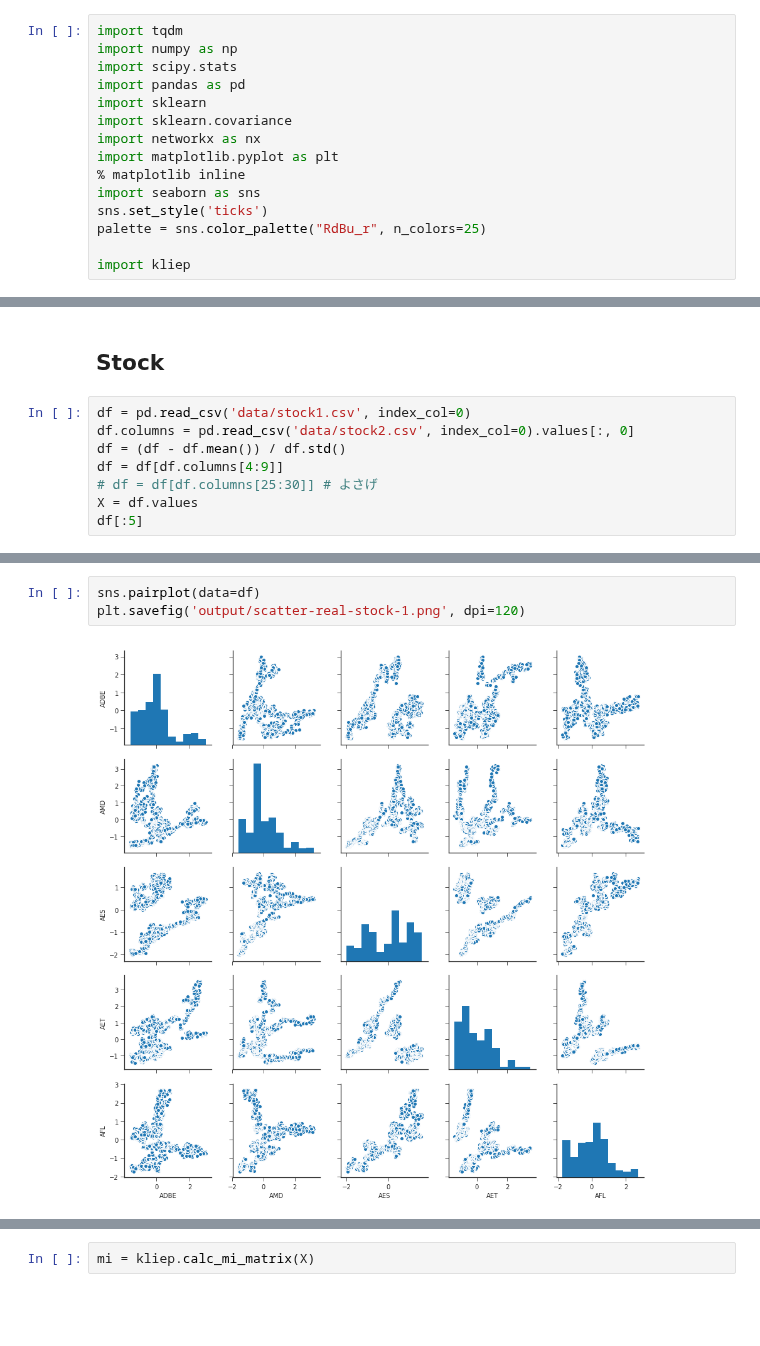
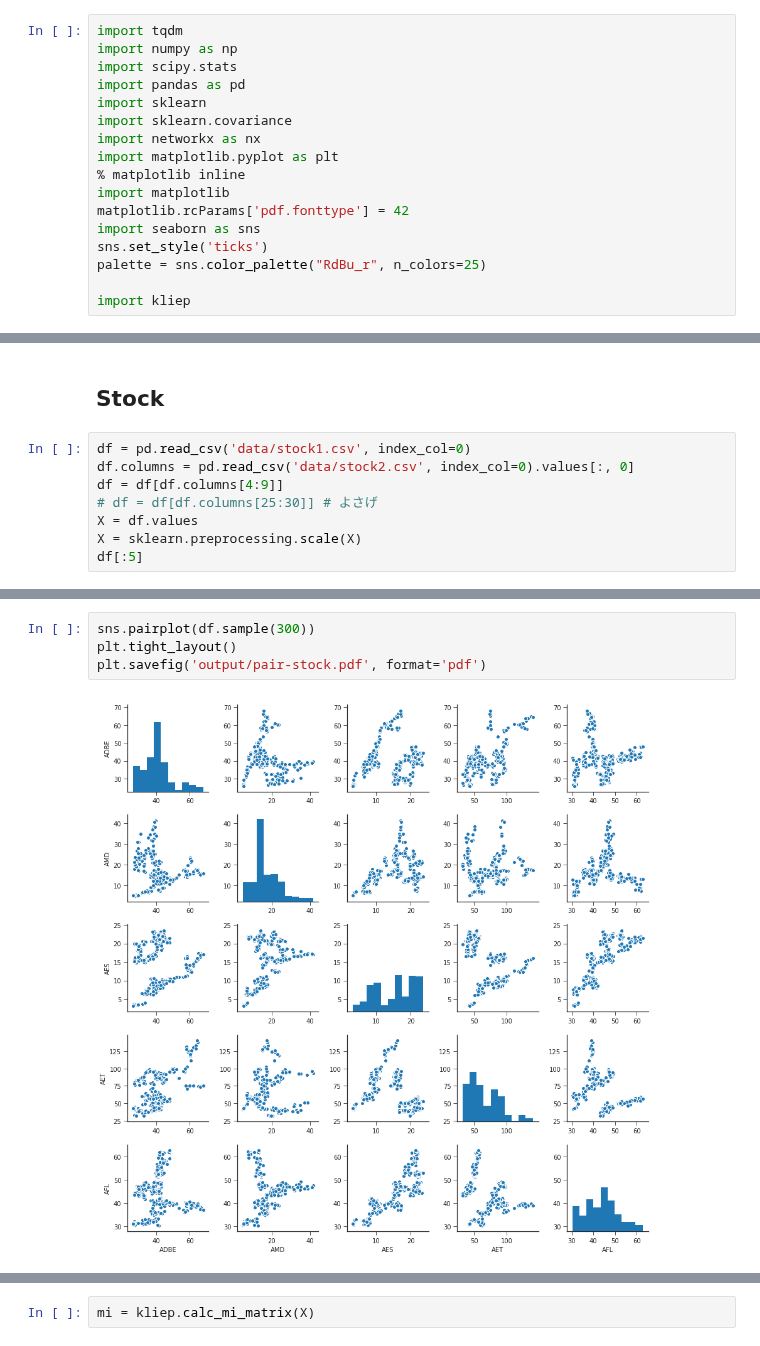
Before and after one commit to y-takashina/density_ratio, a Jupyter notebook: mi-real-data.ipynb, the cells around one changed output, grey strips where cells are left out. Cells and saved outputs as stored; diff of their text form; blank space fills up the shorter version.

```diff
--- a/mi-real-data.ipynb
+++ b/mi-real-data.ipynb
@@ -8,6 +8,8 @@ import sklearn.covariance
 import networkx as nx
 import matplotlib.pyplot as plt
 % matplotlib inline
+import matplotlib
+matplotlib.rcParams['pdf.fonttype'] = 42
 import seaborn as sns
 sns.set_style('ticks')
 palette = sns.color_palette("RdBu_r", n_colors=25)
@@ -102,10 +72,10 @@ sns.heatmap(cmi, annot=True, ax=axes[2], center=0, xticklabels=list(df.columns),
 # %%
 df = pd.read_csv('data/stock1.csv', index_col=0)
 df.columns = pd.read_csv('data/stock2.csv', index_col=0).values[:, 0]
-df = (df - df.mean()) / df.std()
 df = df[df.columns[4:9]]
 # df = df[df.columns[25:30]] # よさげ
 X = df.values
+X = sklearn.preprocessing.scale(X)
 df[:5]
 # %% [output]
 |  | ADBE | AMD | AES | AET | AFL |
@@ -117,6 +87,7 @@ df[:5]
 # %%
-sns.pairplot(data=df)
-plt.savefig('output/scatter-real-stock-1.png', dpi=120)
+sns.pairplot(df.sample(300))
+plt.tight_layout()
+plt.savefig('output/pair-stock.pdf', format='pdf')
 # %% [output]
-[figure, old version]
+[figure, new version]
 # %%
```
Also changed, not shown: parts of 15 cells of this notebook, 2 other files.
